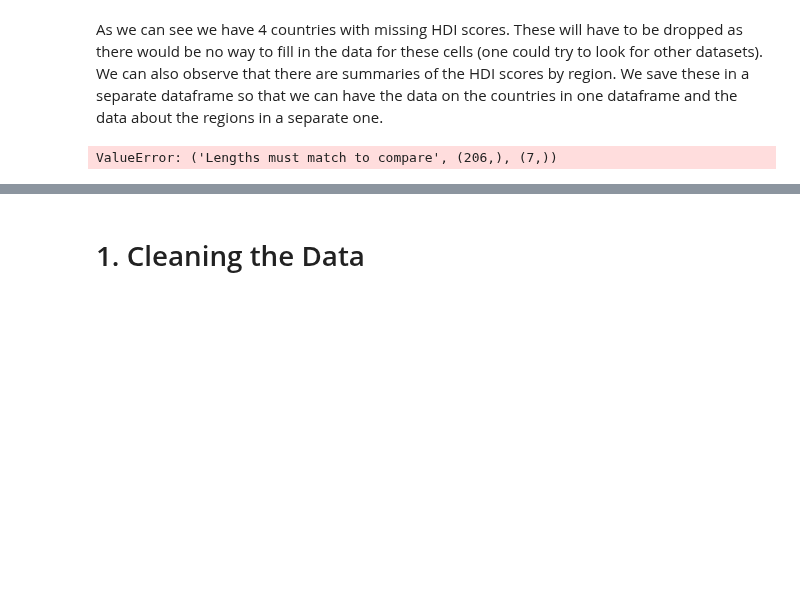
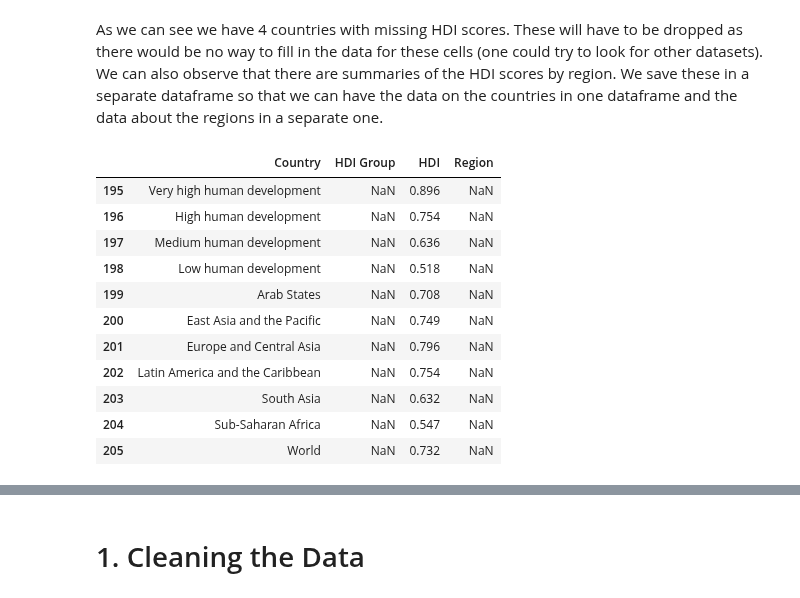
Before and after one commit to jakthehut/HDI-IQ-Analysis, a Jupyter notebook: hdi_iq_analysis.ipynb, the cells around one changed output, grey strips where cells are left out. Cells and saved outputs as stored; diff of their text form; code cells hidden in the pictures; blank space fills up the shorter version.

```diff
--- a/hdi_iq_analysis.ipynb
+++ b/hdi_iq_analysis.ipynb
@@ -102,6 +114,18 @@ hdi_df[hdi_df['HDI Group'].isnull()]
 # %% [markdown]
 As we can see we have 4 countries with missing HDI scores. These will have to be dropped as there would be no way to fill in the data for these cells (one could try to look for other datasets). We can also observe that there are summaries of the HDI scores by region. We save these in a separate dataframe so that we can have the data on the countries in one dataframe and the data about the regions in a separate one.
-# %%
-hdi_regions_df = hdi_df[hdi_df['Country'] == ['Arab States', 'East Asia and the Pacific', 'Sub-Saharan Africa', 'Latin America and the Caribbean', 'Europe and Central Asia', 'North America', 'Oceania']]
-# %% [output]
-ValueError: ('Lengths must match to compare', (206,), (7,))
+# %%
+hdi_df_regions = hdi_df.tail(11)
+hdi_df_regions
+# %% [output]
+|  | Country | HDI Group | HDI | Region |
+| 195 | Very high human development | NaN | 0.896 | NaN |
+| 196 | High human development | NaN | 0.754 | NaN |
+| 197 | Medium human development | NaN | 0.636 | NaN |
+| 198 | Low human development | NaN | 0.518 | NaN |
+| 199 | Arab States | NaN | 0.708 | NaN |
+| 200 | East Asia and the Pacific | NaN | 0.749 | NaN |
+| 201 | Europe and Central Asia | NaN | 0.796 | NaN |
+| 202 | Latin America and the Caribbean | NaN | 0.754 | NaN |
+| 203 | South Asia | NaN | 0.632 | NaN |
+| 204 | Sub-Saharan Africa | NaN | 0.547 | NaN |
+| 205 | World | NaN | 0.732 | NaN |
```
Also changed, not shown: parts of 9 cells of this notebook.
